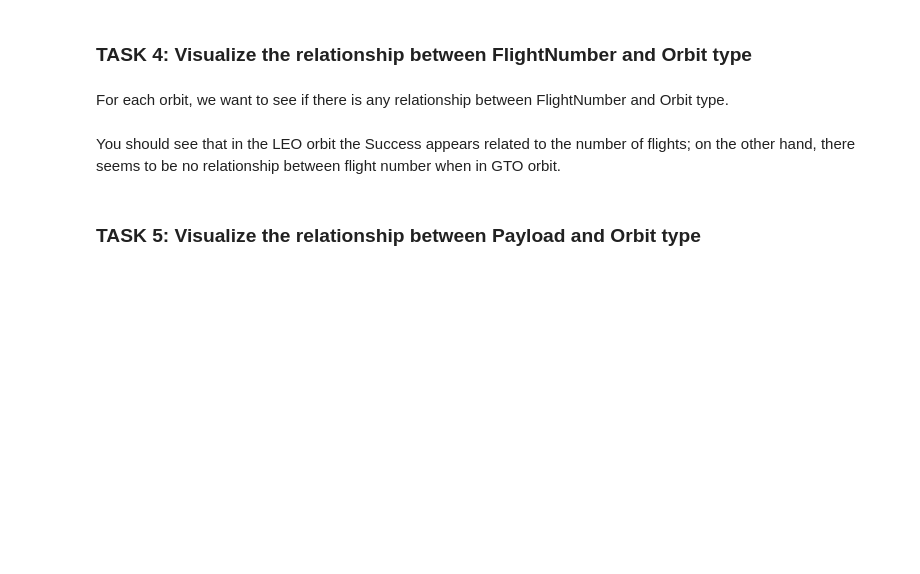
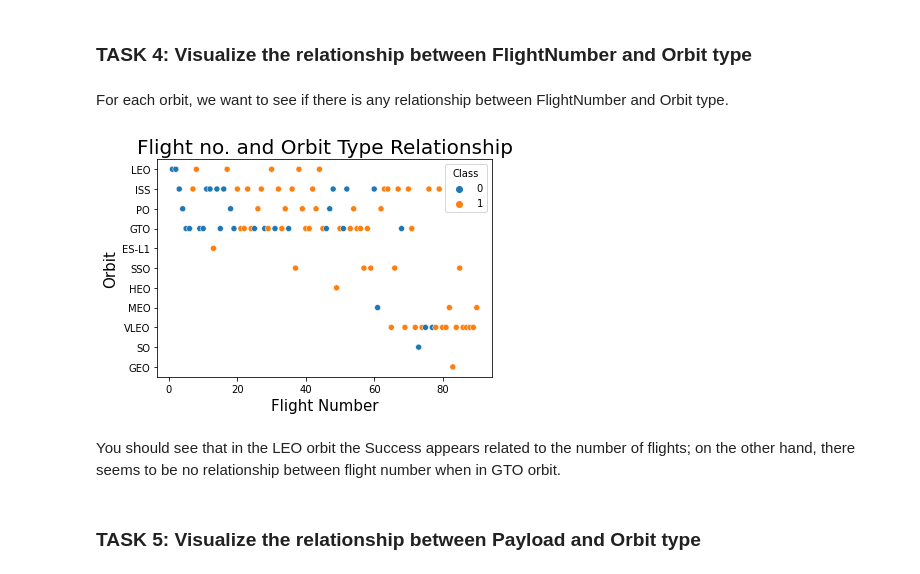
Before and after one commit to Fijialex/Applied-Data-Science-Capstone, a Jupyter notebook: Week_2_Complete the EDA with Visualization lab.ipynb, the cells around one changed output. Saved outputs shown, nothing was run; the diff lists cells and outputs as text; code cells hidden in the pictures; blank space fills up the shorter version.

```diff
--- a/Week_2_Complete the EDA with Visualization lab.ipynb
+++ b/Week_2_Complete the EDA with Visualization lab.ipynb
@@ -103,6 +134,13 @@ Analyze the ploted bar chart try to find which orbits have high sucess rate.
 For each orbit, we want to see if there is any relationship between FlightNumber and Orbit type.
 # %%
 # Plot a scatter point chart with x axis to be FlightNumber and y axis to be the Orbit, and hue to be the class value
+sns.scatterplot(y="Orbit", x="FlightNumber", hue="Class", data=df)
+plt.xlabel("Flight Number",fontsize=15)
+plt.ylabel("Orbit",fontsize=15)
+plt.title("Flight no. and Orbit Type Relationship", fontsize = 20)
+plt.show()
+# %% [output]
+[figure, added]
 # %% [markdown]
 You should see that in the LEO orbit the Success appears related to the number of flights; on the other hand, there seems to be no relationship between flight number when in GTO orbit.
 # %% [markdown]
```
Also changed, not shown: parts of 15 cells of this notebook.
